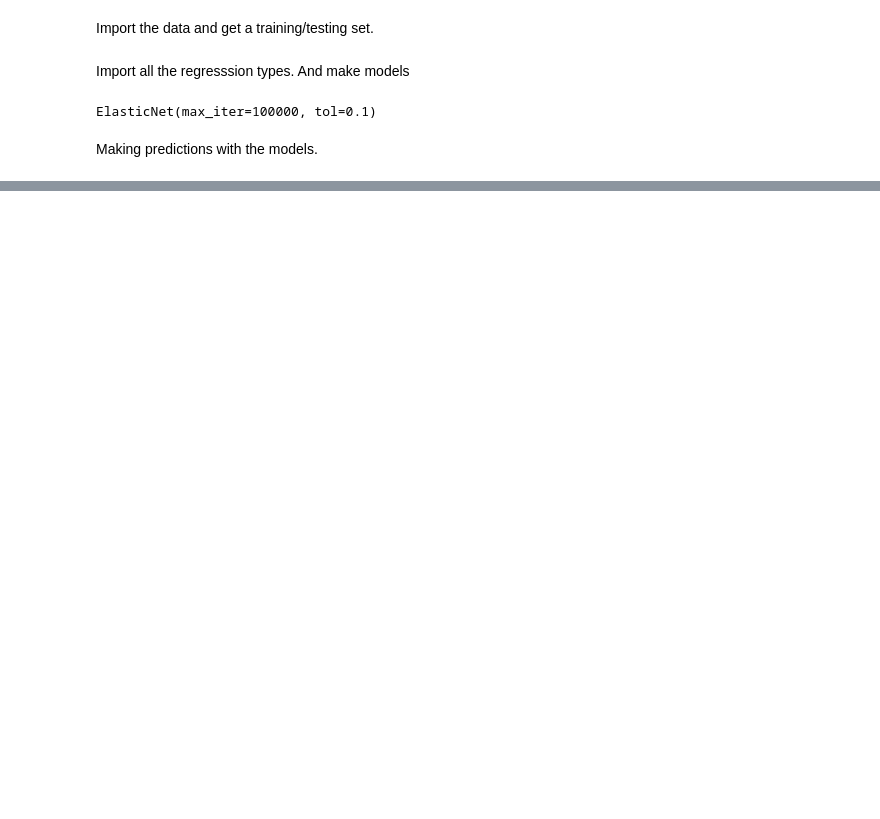
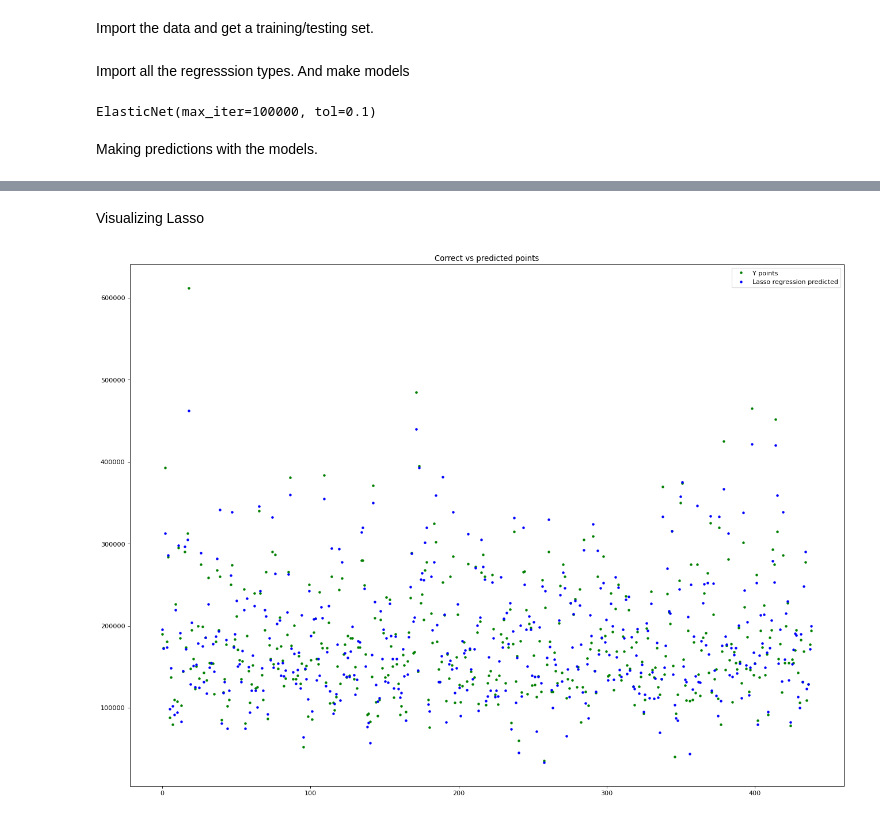
Before and after one commit to Brammetje23/Project-X, a Jupyter notebook: RegressionTesting.ipynb, the cells around one changed output, grey strips where cells are left out. Drawn from its saved outputs; the diff is of its cells as text; code cells hidden in the pictures; blank space fills up the shorter version.

```diff
--- a/RegressionTesting.ipynb
+++ b/RegressionTesting.ipynb
@@ -79,0 +100,11 @@ Avg deviation of elastic regression on train set: 19707.783302901313
+# %% [markdown]
+Visualizing Lasso
+# %%
+figure(figsize=(20, 15), dpi=80)
+plt.title('Correct vs predicted points')
+plt.plot(x_points, test_y_ohe, "g.", label='Y points')
+plt.plot(x_points, lasso_reg_test, "b.", label='Lasso regression predicted')
+plt.legend()
+plt.show()
+# %% [output]
+[figure, added]
```
Also changed, not shown: parts of 9 cells of this notebook.
